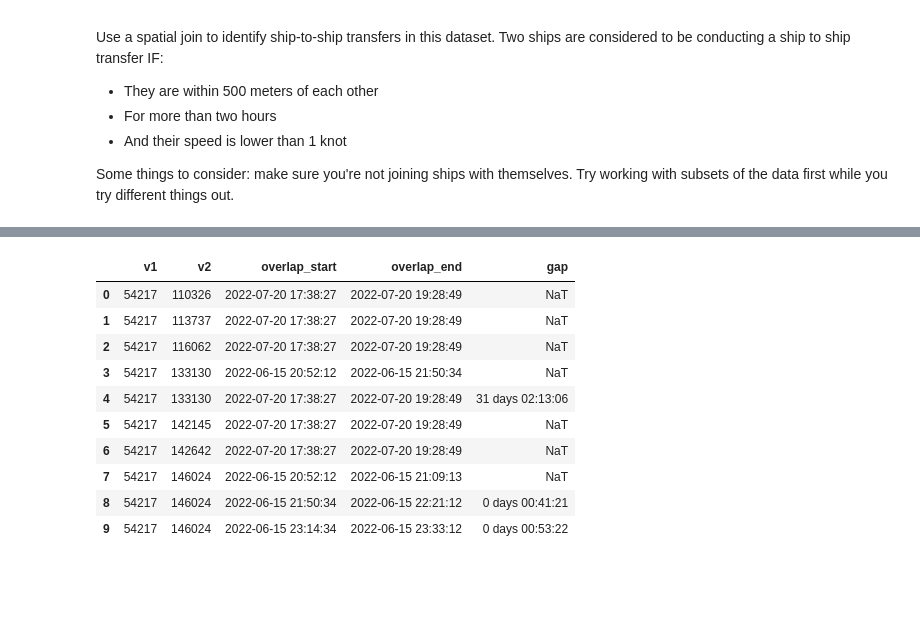
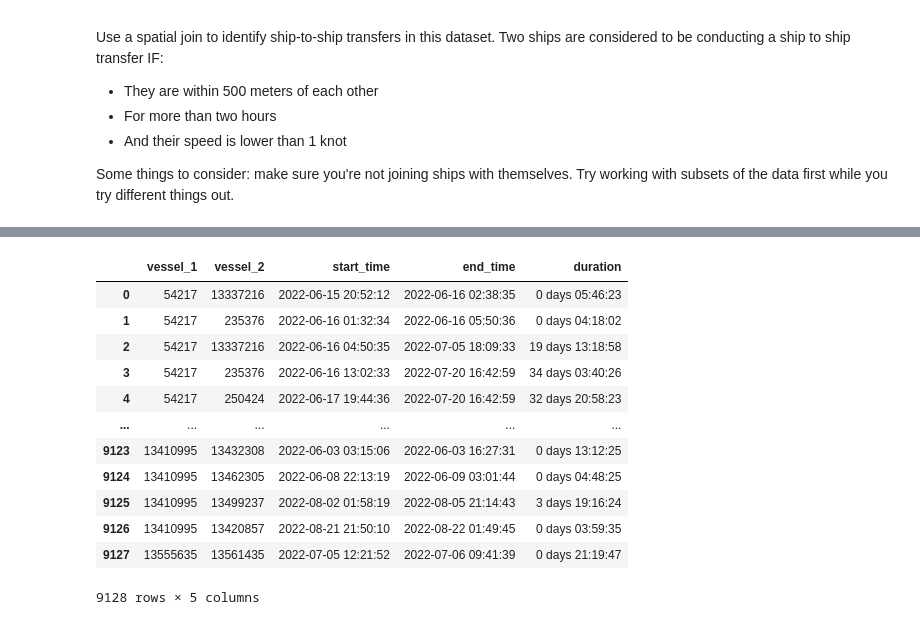
Before and after one commit to lukegbenson/casa0025, a Jupyter notebook: notebooks/W04_postgis2.ipynb, the cells around one changed output, grey strips where cells are left out. Drawn from its saved outputs; the diff is of its cells as text; code cells hidden in the pictures; blank space fills up the shorter version.

```diff
--- a/notebooks/W04_postgis2.ipynb
+++ b/notebooks/W04_postgis2.ipynb
@@ -466,49 +390,57 @@ with ordered_vessels as (
 
 near_vessels as (
   select v1.vesselid v1, v2.vesselid v2,
-  v1.time_start overlap_start, least(v1.time_end, v2.time_end) overlap_end
+  greatest(v1.time_start, v2.time_start) overlap_start, least(v1.time_end, v2.time_end) overlap_end
   from ordered_vessels v1
   inner join ordered_vessels v2
     on v1.vesselid < v2.vesselid
-    and v1.time_start between v2.time_start and v2.time_end
-    and st_dwithin(v1.geom, v2.geom, 100)
+    and v1.time_start < v2.time_end and v1.time_end > v2.time_start
+    and st_dwithin(v1.geom, v2.geom, 500)
     and v1.sog < 1 and v2.sog < 1
 ),
 
 lag_times as (
   select v1, v2, overlap_start, overlap_end,
     overlap_start - lag(overlap_end) over (
       partition by v1, v2
       order by overlap_start
       ) gap
   from near_vessels
 ),
 
 events as (
   select v1, v2, overlap_start, overlap_end,
     sum(case
-          when gap is null or gap = interval '0 minutes'
+          when gap is null or gap > interval '0 minutes'
             then 1
           else 0
         end
     ) over (
         partition by v1, v2
         order by overlap_start
       ) event_group
   from lag_times
 )
 
-
-select * from events limit 10
+select v1 vessel_1, v2 vessel_2,
+  min(overlap_start) start_time,
+  max(overlap_end) end_time,
+  max(overlap_end) - min(overlap_start) duration
+from events
+group by v1, v2, event_group
+having max(overlap_end) - min(overlap_start) >= interval '2 hours'
+order by 1,3
 # %% [output]
-|  | v1 | v2 | overlap_start | overlap_end | gap |
-| 0 | 54217 | 110326 | 2022-07-20 17:38:27 | 2022-07-20 19:28:49 | NaT |
-| 1 | 54217 | 113737 | 2022-07-20 17:38:27 | 2022-07-20 19:28:49 | NaT |
-| 2 | 54217 | 116062 | 2022-07-20 17:38:27 | 2022-07-20 19:28:49 | NaT |
-| 3 | 54217 | 133130 | 2022-06-15 20:52:12 | 2022-06-15 21:50:34 | NaT |
-| 4 | 54217 | 133130 | 2022-07-20 17:38:27 | 2022-07-20 19:28:49 | 31 days 02:13:06 |
-| 5 | 54217 | 142145 | 2022-07-20 17:38:27 | 2022-07-20 19:28:49 | NaT |
-| 6 | 54217 | 142642 | 2022-07-20 17:38:27 | 2022-07-20 19:28:49 | NaT |
-| 7 | 54217 | 146024 | 2022-06-15 20:52:12 | 2022-06-15 21:09:13 | NaT |
-| 8 | 54217 | 146024 | 2022-06-15 21:50:34 | 2022-06-15 22:21:12 | 0 days 00:41:21 |
-| 9 | 54217 | 146024 | 2022-06-15 23:14:34 | 2022-06-15 23:33:12 | 0 days 00:53:22 |
+|  | vessel_1 | vessel_2 | start_time | end_time | duration |
+| 0 | 54217 | 13337216 | 2022-06-15 20:52:12 | 2022-06-16 02:38:35 | 0 days 05:46:23 |
+| 1 | 54217 | 235376 | 2022-06-16 01:32:34 | 2022-06-16 05:50:36 | 0 days 04:18:02 |
+| 2 | 54217 | 13337216 | 2022-06-16 04:50:35 | 2022-07-05 18:09:33 | 19 days 13:18:58 |
+| 3 | 54217 | 235376 | 2022-06-16 13:02:33 | 2022-07-20 16:42:59 | 34 days 03:40:26 |
+| 4 | 54217 | 250424 | 2022-06-17 19:44:36 | 2022-07-20 16:42:59 | 32 days 20:58:23 |
+| ... | ... | ... | ... | ... | ... |
+| 9123 | 13410995 | 13432308 | 2022-06-03 03:15:06 | 2022-06-03 16:27:31 | 0 days 13:12:25 |
+| 9124 | 13410995 | 13462305 | 2022-06-08 22:13:19 | 2022-06-09 03:01:44 | 0 days 04:48:25 |
+| 9125 | 13410995 | 13499237 | 2022-08-02 01:58:19 | 2022-08-05 21:14:43 | 3 days 19:16:24 |
+| 9126 | 13410995 | 13420857 | 2022-08-21 21:50:10 | 2022-08-22 01:49:45 | 0 days 03:59:35 |
+| 9127 | 13555635 | 13561435 | 2022-07-05 12:21:52 | 2022-07-06 09:41:39 | 0 days 21:19:47 |
+9128 rows × 5 columns
```
Also changed, not shown: parts of 6 cells of this notebook.
